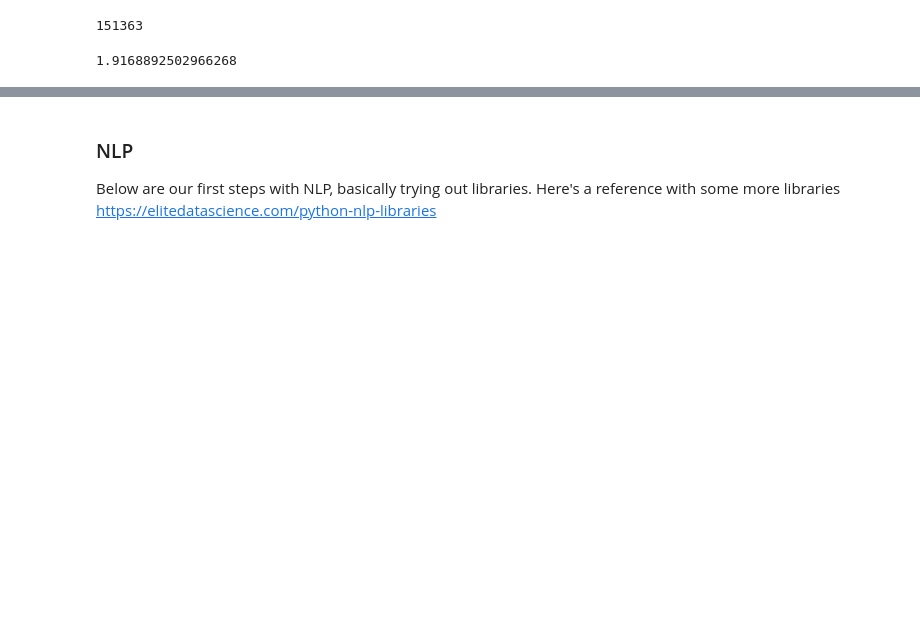
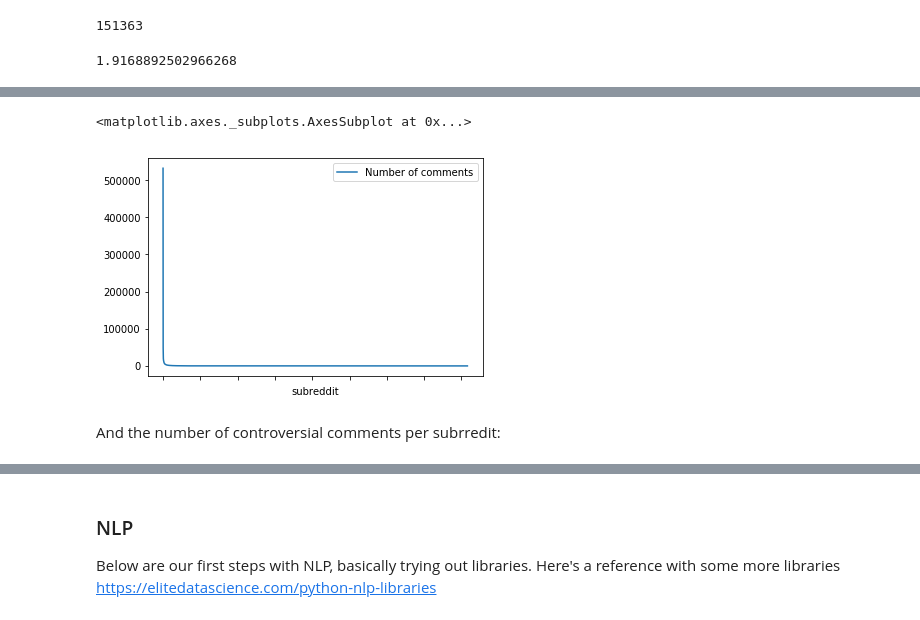
Before and after one commit to VashMKS/ada-project, a Jupyter notebook: Milestone 2.ipynb, the cells around one changed output, grey strips where cells are left out. Cells and saved outputs as stored; diff of their text form; code cells hidden in the pictures; blank space fills up the shorter version.

```diff
--- a/Milestone 2.ipynb
+++ b/Milestone 2.ipynb
@@ -311,0 +317,3 @@ df_spark.filter('name = "[deleted]"')
+# %%
+df_subreddit_count = df_spark.groupBy('subreddit').agg(count('*')).withColumnRenamed('count(1)', 'Number of comments')
+df_subreddit_count
@@ -311,0 +332,8 @@ df_spark.filter('name = "[deleted]"')
+# %%
+df_tmp = df_subreddit_count.toPandas().sort_values(by = "Number of comments", ascending = False)
+df_tmp.plot(x = "subreddit", y = "Number of comments")
+# %% [output]
+<matplotlib.axes._subplots.AxesSubplot at 0x...>
+[figure, added]
+# %% [markdown]
+And the number of controversial comments per subrredit:
```
Also changed, not shown: parts of 17 cells of this notebook.
